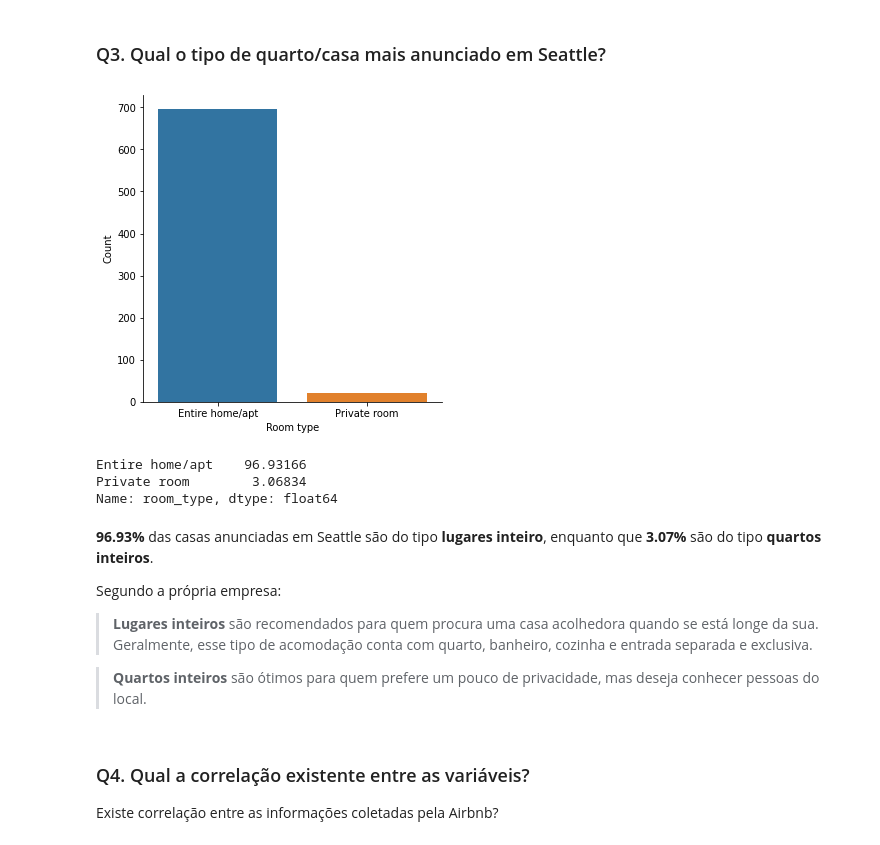
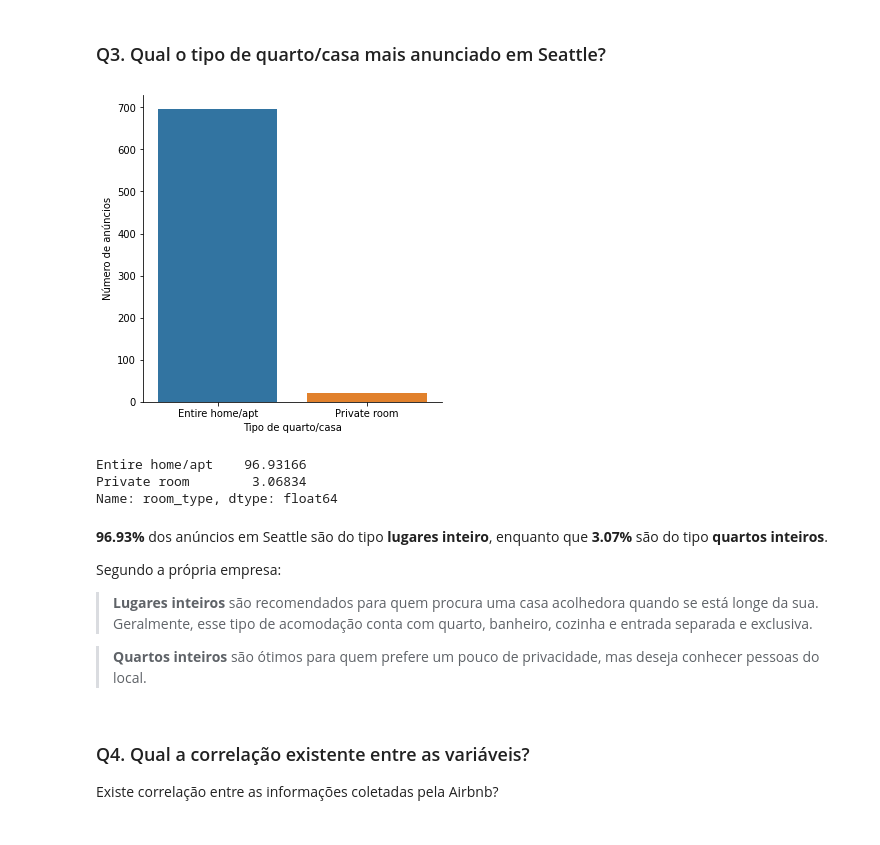
Before and after one commit to iagomoliv/portfolio, a Jupyter notebook: notebooks/PRJT1_Analisando_os_Dados_do_Airbnb_PT_BR_.ipynb, the cells around one changed output. Drawn from its saved outputs; the diff is of its cells as text; code cells hidden in the pictures.

```diff
--- a/notebooks/PRJT1_Analisando_os_Dados_do_Airbnb_PT_BR_.ipynb
+++ b/notebooks/PRJT1_Analisando_os_Dados_do_Airbnb_PT_BR_.ipynb
@@ -353,10 +398,11 @@ df_clean.plot(kind = 'scatter', x = 'longitude', y = 'latitude', alpha = 0.3, c
 # %% [markdown]
 ### Q3. Qual o tipo de quarto/casa mais anunciado em Seattle?
 # %%
+# Plotando um gráfico de barras com a contagem do número de anúncios de cada tipo de quarto/casa
 sns.catplot(x = 'room_type', kind = 'count', data = df_clean);
-plt.xlabel('Room type')
-plt.ylabel('Count')
+plt.xlabel('Tipo de quarto/casa')
+plt.ylabel('Número de anúncios')
 plt.show()
 # %% [output]
-[figure, old version]
+[figure, new version]
 # %%
@@ -366,7 +413,7 @@ Entire home/apt    96.93166
 Private room        3.06834
 Name: room_type, dtype: float64
 # %% [markdown]
-**96.93%** das casas anunciadas em Seattle são do tipo **lugares inteiro**, enquanto que **3.07%** são do tipo **quartos inteiros**.
+**96.93%** dos anúncios em Seattle são do tipo **lugares inteiro**, enquanto que **3.07%** são do tipo **quartos inteiros**.
 
 Segundo a própria empresa:
 
```
Also changed, not shown: parts of 19 cells of this notebook.
